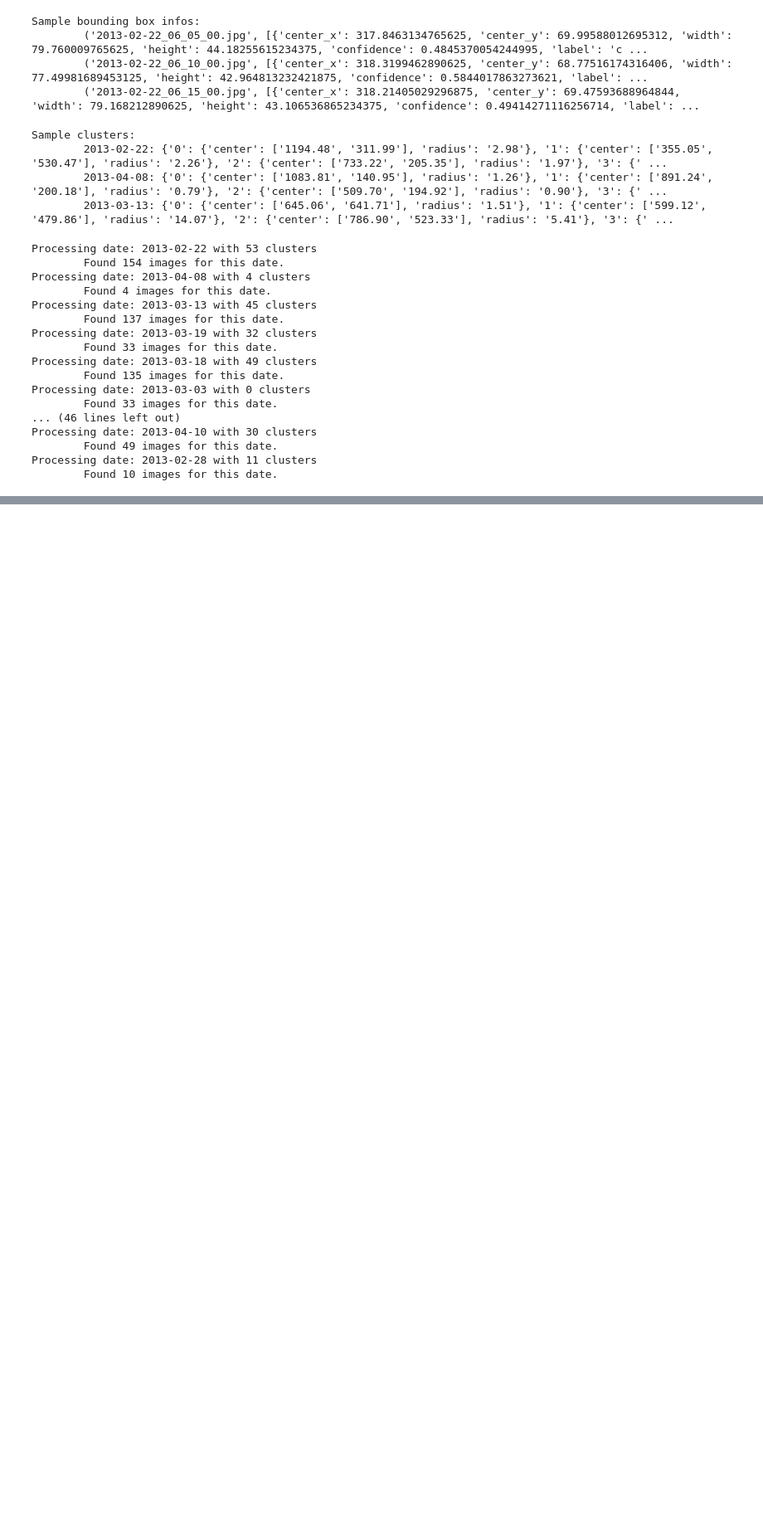
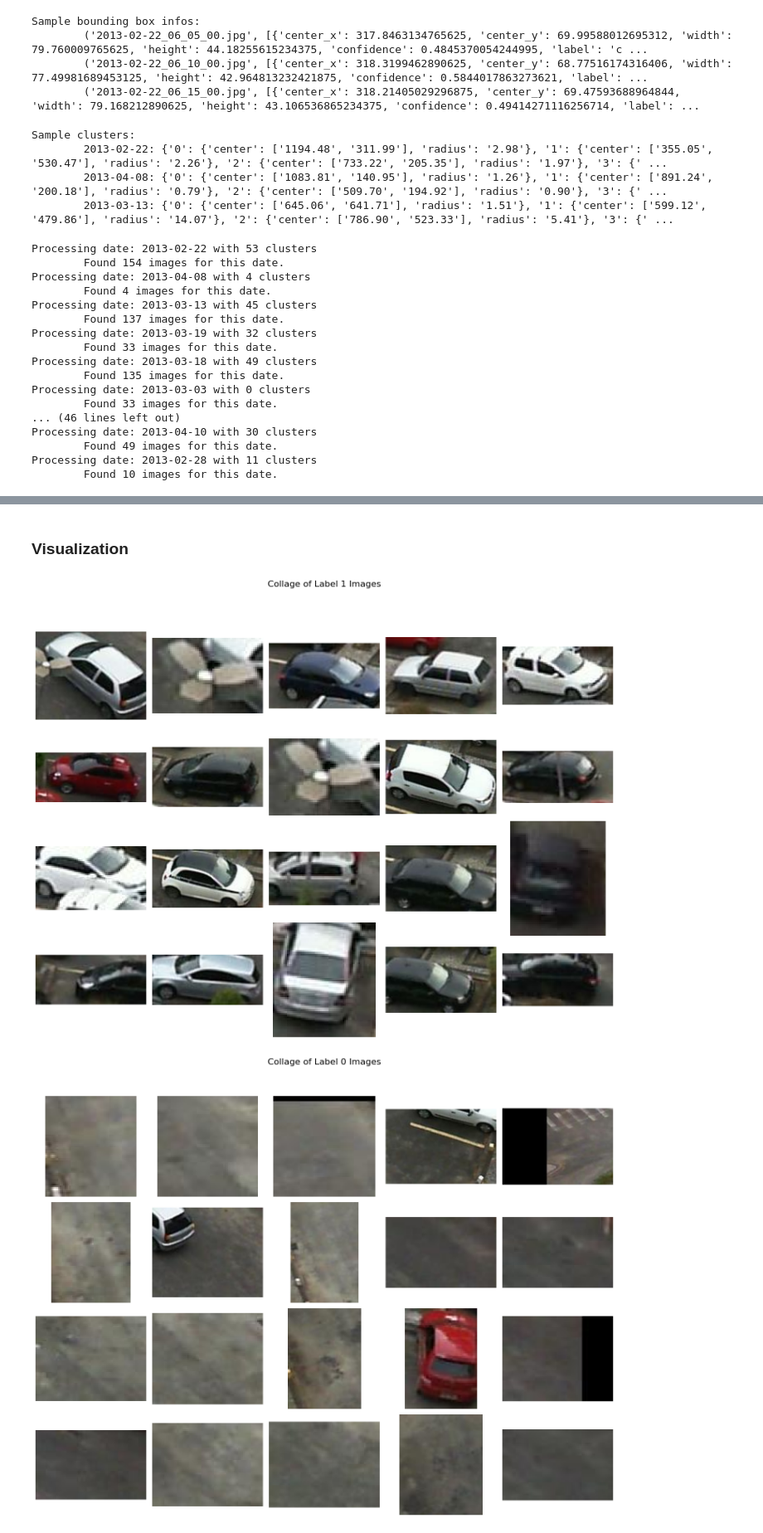
Before and after one commit to JohnAllanE/parking-lot-yolo, a Jupyter notebook: cluster_training_data.ipynb, the cells around one changed output, grey strips where cells are left out. Shown at 83% size. Saved outputs shown, nothing was run; the diff lists cells and outputs as text; code cells hidden in the pictures; blank space fills up the shorter version.

Commit message:
update training data script and saved file

```diff
--- a/cluster_training_data.ipynb
+++ b/cluster_training_data.ipynb
@@ -33,7 +35,7 @@ training_data_centers = {}
 training_data_bboxes = {}
 
 training_df = pd.DataFrame()
-training_rows = []
+training_df_rows = []
 
 for date, clusters in all_clusters.items():
     print(f"Processing date: {date} with {len(clusters)} clusters")
@@ -100,6 +102,15 @@ for date, clusters in all_clusters.items():
                 for img in training_data_centers[date].keys():
                     if cluster_key_repr in training_data_centers[date][img].keys():
                         training_data_bboxes[date][img][new_cluster_key_repr] = training_data_centers[date][img][cluster_key_repr]
+
+    #Save data to row for dataframe
+    #Date, number of images, number of clusters, number of 1's, number of 0's
+    num_ones = sum(1 for img_data in training_data_bboxes[date].values() for label in img_data.values() if label == 1)
+    num_zeros = sum(1 for img_data in training_data_bboxes[date].values() for label in img_data.values() if label == 0)
+    training_df_row = [date, len(date_images), len(clusters), num_ones, num_zeros]
+    training_df_rows.append(training_df_row)
+
+training_df = pd.DataFrame(training_df_rows, columns=['date', 'num_images', 'num_clusters', 'num_ones', 'num_zeros'])
 # %% [output]
 Processing date: 2013-02-22 with 53 clusters
         Found 154 images for this date.
@@ -190,0 +225,42 @@ list(rearranged_bboxes.keys())
+# %% [markdown]
+### Visualization
+# %%
+import os
+from PIL import Image
+import matplotlib.pyplot as plt
+
+# Directories for ones and zeros
+collage_ones_dir = "label_verification/2013-02-22_07_35_01/1"
+collage_zeros_dir = "label_verification/2013-02-22_07_35_01/0"
+
+# Function to create a collage
+def create_collage(image_dir, title, rows=4, cols=5):
+    # Get all image file paths in the directory
+    image_files = [os.path.join(image_dir, f) for f in os.listdir(image_dir) if f.endswith(('.png', '.jpg', '.jpeg'))]
+
+    # Limit to the number of slots in the collage
+    image_files = image_files[:rows * cols]
+
+    # Create a figure for the collage
+    fig, axes = plt.subplots(rows, cols, figsize=(15, 12))
+    fig.suptitle(title, fontsize=16)
+
+    # Iterate through the grid and add images
+    for i, ax in enumerate(axes.flat):
+        if i < len(image_files):
+            img = Image.open(image_files[i])
+            ax.imshow(img)
+            ax.axis('off')  # Turn off axes for a cleaner look
+        else:
+            ax.axis('off')  # Turn off unused slots
+
+    plt.tight_layout()
+    plt.subplots_adjust(top=0.9)  # Adjust title position
+    plt.show()
+
+# Create collages for ones and zeros
+create_collage(collage_ones_dir, "Collage of Label 1 Images")
+create_collage(collage_zeros_dir, "Collage of Label 0 Images")
+# %% [output]
+[figure, added]
+[figure, added]
```
Also changed, not shown: parts of 8 cells of this notebook, 2 other files.
